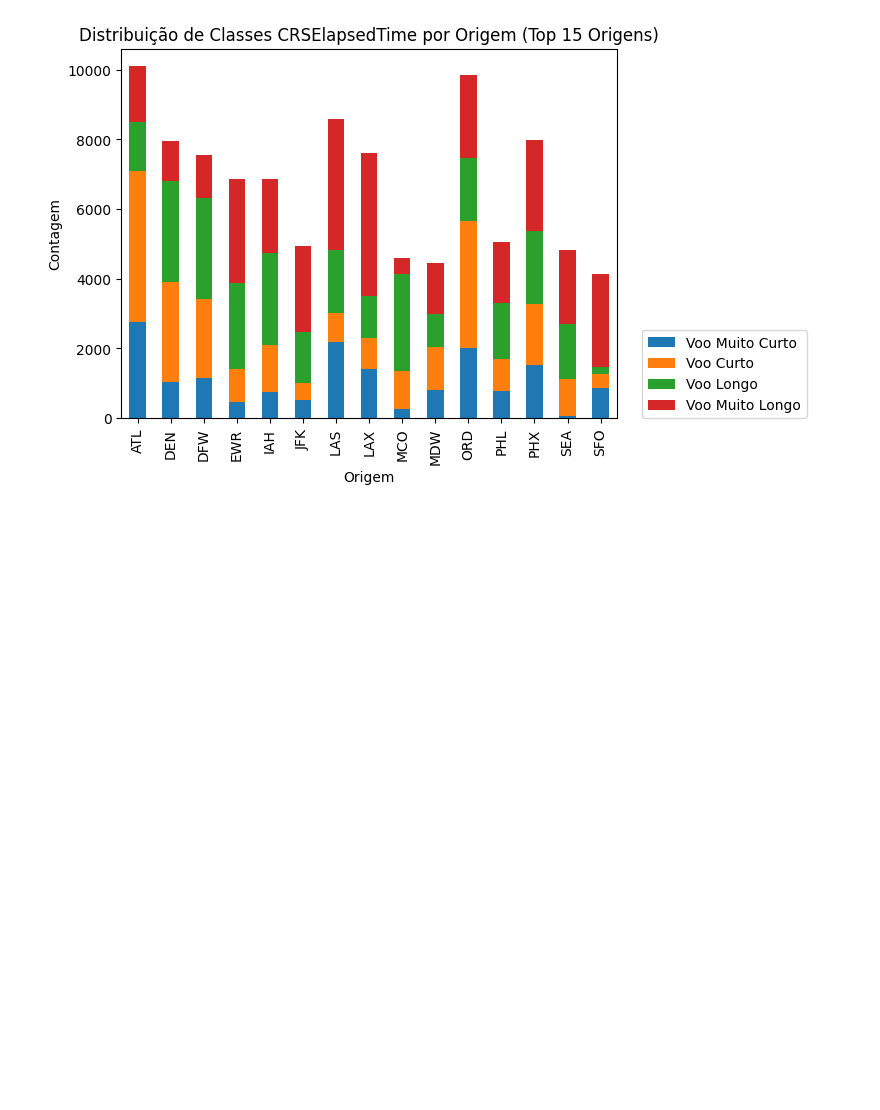
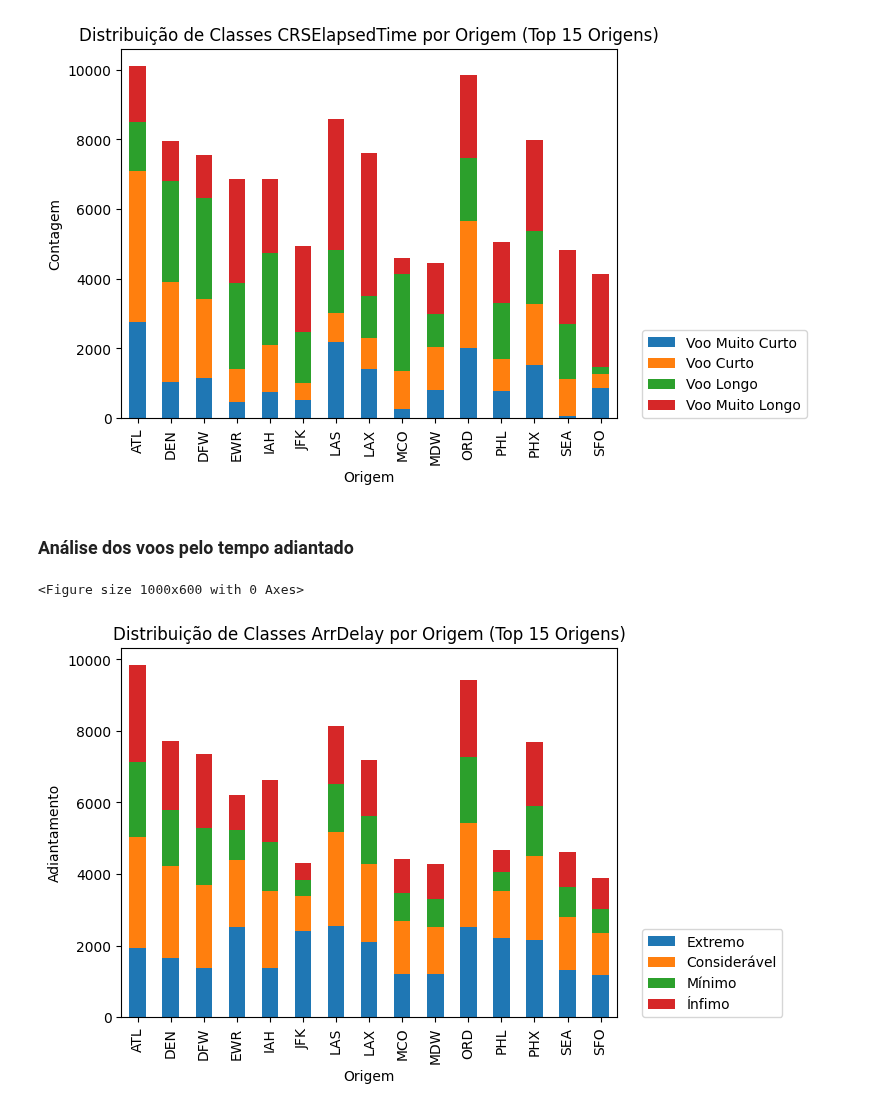
Before and after one commit to AdrielyZBoller/Projeto_Mod05_Ada_VemSerTech, a Jupyter notebook: analise_adiantados.ipynb, the cells around one changed output. Saved outputs shown, nothing was run; the diff lists cells and outputs as text; code cells hidden in the pictures; blank space fills up the shorter version.

```diff
--- a/analise_adiantados.ipynb
+++ b/analise_adiantados.ipynb
@@ -333,2 +273,0 @@ Devido a grande distância entre o quartil de 75% e o valor máximo do DepDelay,
-# %%
-df  = df.loc[df['DepDelay'] <= 30]
@@ -421,3 +294,35 @@ plt.show()
 # %% [output]
 <Figure size 1000x600 with 0 Axes>
 [figure]
+# %% [markdown]
+### Análise dos voos pelo tempo adiantado
+# %%
+min, q25, q50,q75, max = df['ArrDelay'].describe()[['min', '25%', '50%','75%', 'max']]
+# %%
+df['Class_ArrDelay'] = pd.cut(df['ArrDelay'],
+                                     bins=[min, q25, q50, q75, max],
+                                     labels=['Extremo', 'Considerável', 'Mínimo', 'Ínfimo'])
+# %%
+
+# Contar a frequência de cada Destino
+origem_counts = df['Origin'].value_counts().head(15).index
+
+# Filtrar o DataFrame para incluir apenas as 10 principais origens
+df_top_origins = df[df['Origin'].isin(origem_counts)]
+
+# Criar DataFrame pivot para contar as ocorrências de cada combinação
+df_pivot = df_top_origins.groupby(['Origin', 'Class_ArrDelay']).size().unstack(fill_value=0)
+
+# Criar gráfico de barras empilhadas
+plt.figure(figsize=(10, 6))
+ax = df_pivot.plot(kind='bar', stacked=True)
+plt.title('Distribuição de Classes ArrDelay por Origem (Top 15 Origens)')
+plt.xlabel('Origem')
+plt.ylabel('Adiantamento')
+
+ax.legend(bbox_to_anchor=(1.05, 0), loc='lower left', borderaxespad=0.)
+
+plt.show()
+# %% [output]
+<Figure size 1000x600 with 0 Axes>
+[figure, added]
```
Also changed, not shown: parts of 47 cells of this notebook.
